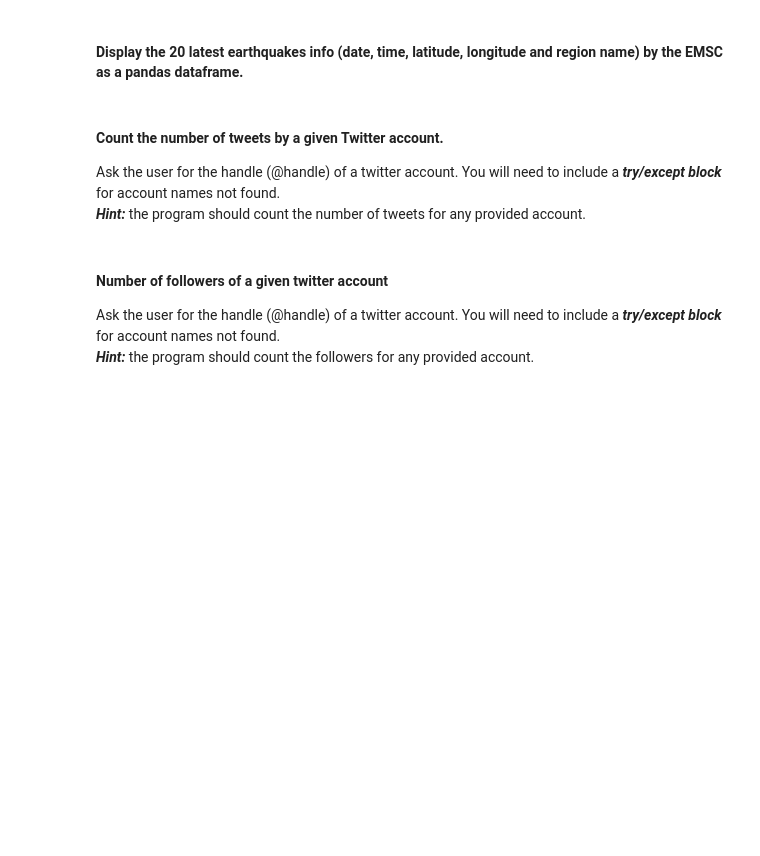
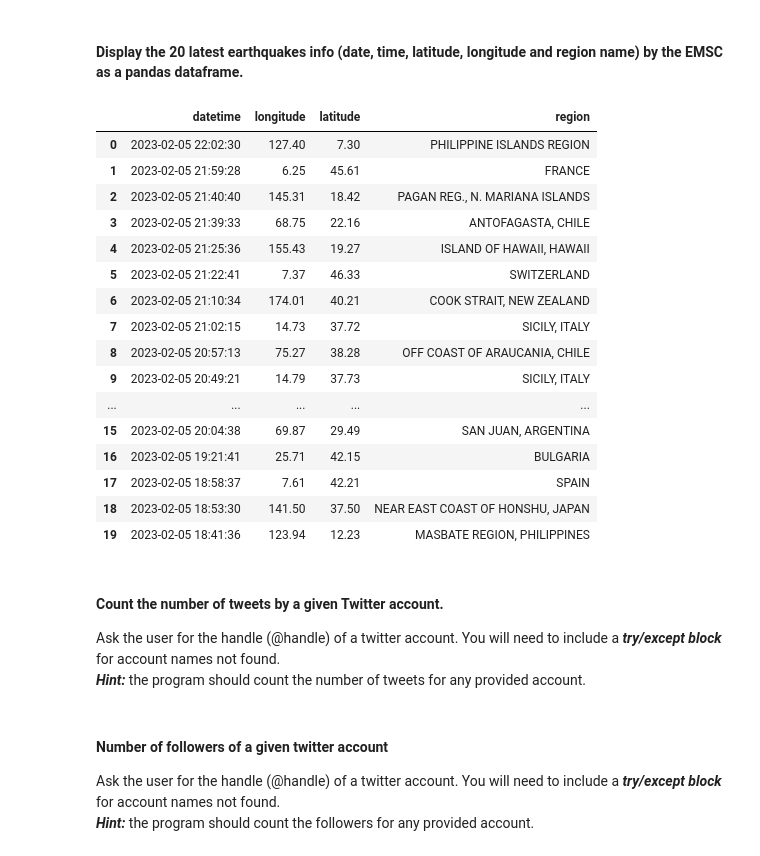
Before and after one commit to JonathonClegg/DAFT_0116, a Jupyter notebook: Module_1/Lab_16_Web-Scraping/Lab16_Web_scrapping.ipynb, the cells around one changed output. Cells and saved outputs as stored; diff of their text form; code cells hidden in the pictures; blank space fills up the shorter version.

```diff
--- a/Module_1/Lab_16_Web-Scraping/Lab16_Web_scrapping.ipynb
+++ b/Module_1/Lab_16_Web-Scraping/Lab16_Web_scrapping.ipynb
@@ -202,4 +243,4 @@ url = 'https://www.fbi.gov/wanted/topten'
 ####  Display the 20 latest earthquakes info (date, time, latitude, longitude and region name) by the EMSC as a pandas dataframe.
 # %%
 # This is the url you will scrape in this exercise
-url = 'https://www.emsc-csem.org/Earthquake/'
+url_earthquake = 'https://www.emsc-csem.org/Earthquake/'
@@ -208,3 +247,36 @@ url = 'https://www.emsc-csem.org/Earthquake/'
+# %%
+# your code here
+html_earthquake = BeautifulSoup(requests.get(url_earthquake).content, 'html.parser')
+earthquake_datetime = html_earthquake.find_all('td',class_=("tabev6"))
+earthquake_datetime = [i.text.replace('earthquake','').replace('\xa0\xa0\xa0',' ').split('.', 1)[0] for i in earthquake_datetime]
+earthquake_long_lat = html_earthquake.find_all('td',class_=("tabev1"))
+earthquake_long_lat = [i.text.replace('\xa0','') for i in earthquake_long_lat]
+earthquake_long = earthquake_long_lat[1::2]
+earthquake_lat = earthquake_long_lat[0::2]
+earthquake_region = html_earthquake.find_all('td',class_=("tb_region"))
+earthquake_region = [i.text.replace('\xa0','') for i in earthquake_region]
+
+earthquake_info = {"datetime":earthquake_datetime, "longitude": earthquake_long, "latitude": earthquake_lat, "region": earthquake_region}
+df_earthquake = pd.DataFrame(earthquake_info)
+df_earthquake.head(20)
+# %% [output]
+|  | datetime | longitude | latitude | region |
+| 0 | 2023-02-05 22:02:30 | 127.40 | 7.30 | PHILIPPINE ISLANDS REGION |
+| 1 | 2023-02-05 21:59:28 | 6.25 | 45.61 | FRANCE |
+| 2 | 2023-02-05 21:40:40 | 145.31 | 18.42 | PAGAN REG., N. MARIANA ISLANDS |
+| 3 | 2023-02-05 21:39:33 | 68.75 | 22.16 | ANTOFAGASTA, CHILE |
+| 4 | 2023-02-05 21:25:36 | 155.43 | 19.27 | ISLAND OF HAWAII, HAWAII |
+| 5 | 2023-02-05 21:22:41 | 7.37 | 46.33 | SWITZERLAND |
+| 6 | 2023-02-05 21:10:34 | 174.01 | 40.21 | COOK STRAIT, NEW ZEALAND |
+| 7 | 2023-02-05 21:02:15 | 14.73 | 37.72 | SICILY, ITALY |
+| 8 | 2023-02-05 20:57:13 | 75.27 | 38.28 | OFF COAST OF ARAUCANIA, CHILE |
+| 9 | 2023-02-05 20:49:21 | 14.79 | 37.73 | SICILY, ITALY |
+| ... | ... | ... | ... | ... |
+| 15 | 2023-02-05 20:04:38 | 69.87 | 29.49 | SAN JUAN, ARGENTINA |
+| 16 | 2023-02-05 19:21:41 | 25.71 | 42.15 | BULGARIA |
+| 17 | 2023-02-05 18:58:37 | 7.61 | 42.21 | SPAIN |
+| 18 | 2023-02-05 18:53:30 | 141.50 | 37.50 | NEAR EAST COAST OF HONSHU, JAPAN |
+| 19 | 2023-02-05 18:41:36 | 123.94 | 12.23 | MASBATE REGION, PHILIPPINES |
 # %% [markdown]
 #### Count the number of tweets by a given Twitter account.
 Ask the user for the handle (@handle) of a twitter account. You will need to include a ***try/except block*** for account names not found.
```
Also changed, not shown: parts of 6 cells of this notebook, 4 other files.
